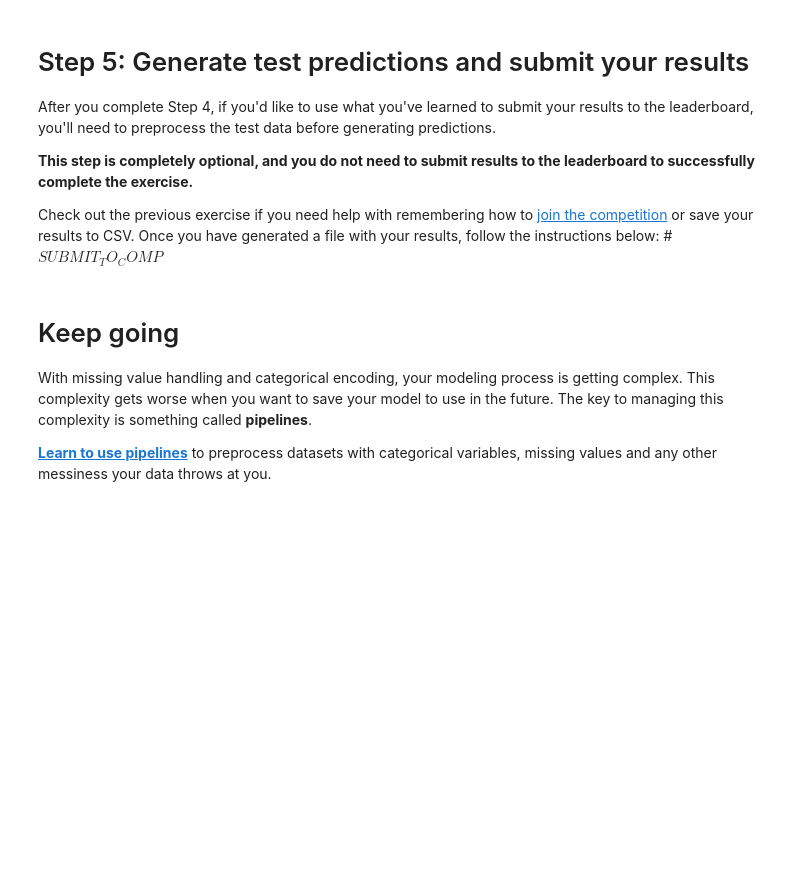
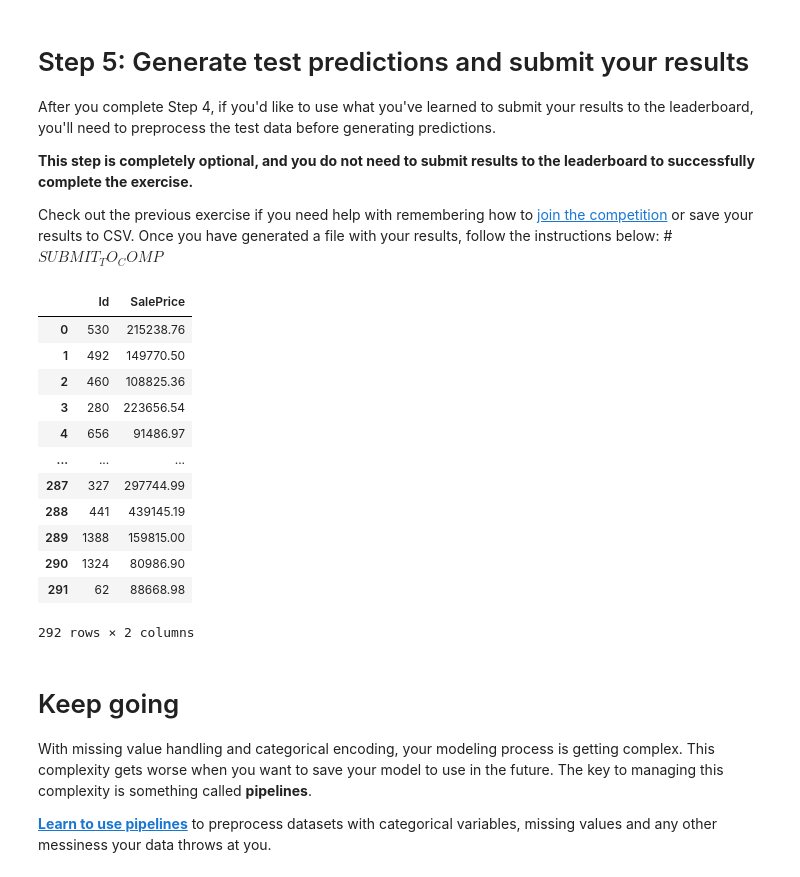
Before and after one commit to PrzemyslawSarnacki/AirQualityPrediction, a Jupyter notebook: learntools-master/notebooks/ml_intermediate/raw/ex3.ipynb, the cells around one changed output. Cells and saved outputs as stored; diff of their text form; code cells hidden in the pictures; blank space fills up the shorter version.

```diff
--- a/learntools-master/notebooks/ml_intermediate/raw/ex3.ipynb
+++ b/learntools-master/notebooks/ml_intermediate/raw/ex3.ipynb
@@ -173,7 +173,10 @@ label_X_train = X_train.drop(bad_label_cols, axis=1)
 label_X_valid = X_valid.drop(bad_label_cols, axis=1)
 
 # Apply label encoder
-____ # Your code here
+label_encoder = LabelEncoder()
+for col in good_label_cols:
+    label_X_train[col] = label_encoder.fit_transform(X_train[col])
+    label_X_valid[col] = label_encoder.transform(X_valid[col])
 
 # Check your answer
 step_2.b.check()
@@ -180,17 +186,3 @@ step_2.b.check()
-# %%
-#%%RM_IF(PROD)%%
-
-# Drop categorical columns that will not be encoded
-label_X_train = X_train.drop(bad_label_cols, axis=1)
-label_X_valid = X_valid.drop(bad_label_cols, axis=1)
-
-# Apply label encoder
-label_encoder = LabelEncoder()
-for col in set(good_label_cols):
-    label_X_train[col] = label_encoder.fit_transform(X_train[col])
-    label_X_valid[col] = label_encoder.transform(X_valid[col])
-
-step_2.b.assert_check_passed()
 # %%
 # Lines below will give you a hint or solution code
 #_COMMENT_IF(PROD)_
@@ -349,3 +434,27 @@ Check out the previous exercise if you need help with remembering how to [join t
+# %%
+# (Optional) Your code here
+model = RandomForestRegressor(n_estimators=100, random_state=0)
+model.fit(OH_X_train, y_train)
+preds = model.predict(OH_X_valid)
+# %%
+output = pd.DataFrame({'Id': OH_X_valid.index,
+                       'SalePrice': preds})
+# %%
+output
+# %% [output]
+|  | Id | SalePrice |
+| 0 | 530 | 215238.76 |
+| 1 | 492 | 149770.50 |
+| 2 | 460 | 108825.36 |
+| 3 | 280 | 223656.54 |
+| 4 | 656 | 91486.97 |
+| ... | ... | ... |
+| 287 | 327 | 297744.99 |
+| 288 | 441 | 439145.19 |
+| 289 | 1388 | 159815.00 |
+| 290 | 1324 | 80986.90 |
+| 291 | 62 | 88668.98 |
+292 rows × 2 columns
 # %% [markdown]
 # Keep going
 
```
Also changed, not shown: parts of 17 cells of this notebook.
